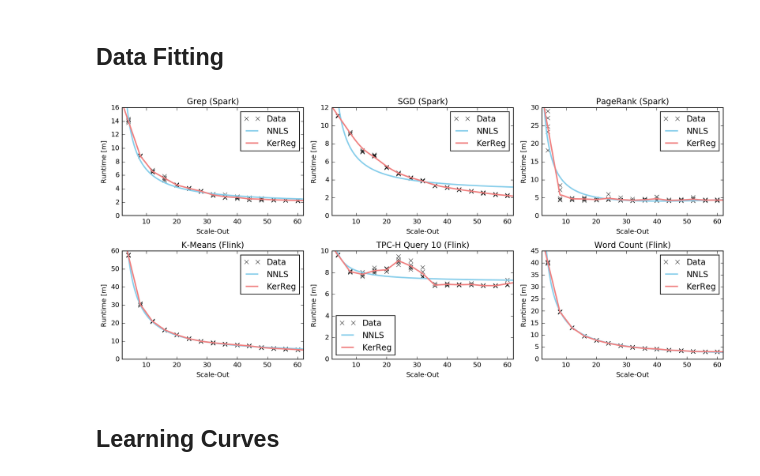
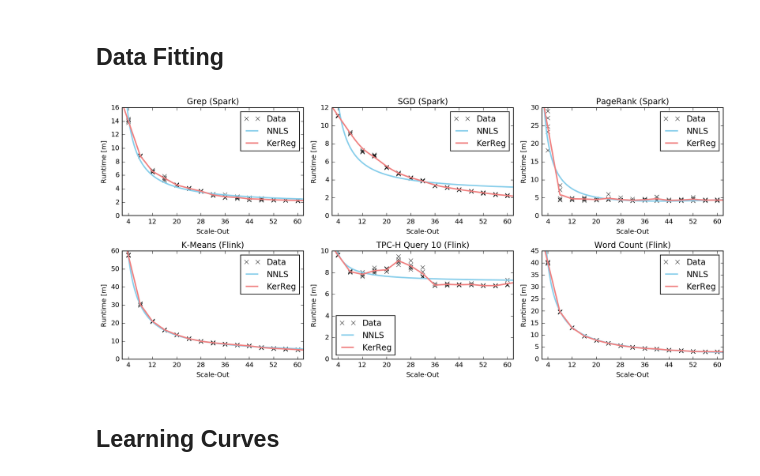
Before and after one commit to dos-group/runtime-prediction-experiments, a Jupyter notebook: analysis/runtime-prediction-analysis.ipynb, the cells around one changed output. Drawn from its saved outputs; the diff is of its cells as text; code cells hidden in the pictures.

```diff
--- a/analysis/runtime-prediction-analysis.ipynb
+++ b/analysis/runtime-prediction-analysis.ipynb
@@ -256,31 +256,32 @@ colors = ['skyblue', 'lightcoral']
 # %%
 # plot fitted models
 plt.figure(figsize=(13,6))
 
 for i, (fname, title) in enumerate(zip(fnames, titles)):
     fpath = os.path.join(dpath, fname)
     x, y = get_data(fpath)
 
     plt.subplot(2,3,i+1)
     plt.title(title)
     plt.plot(x, y, 'xk', label='Data')
     plt.xlim(2, 62)
     plt.ylim(ymin=0)
 
     xpred = np.linspace(2, 62, 500)
     for model, label, color in zip(models, labels, colors):
         model.fit(x, y)
         ypred = model.predict(xpred)
         plt.plot(xpred, ypred, label=label, lw=2., c=color)
         plt.xlabel('Scale-Out')
         plt.ylabel('Runtime [m]')
+        plt.xticks(np.arange(4, 61, 8))
     plt.legend(loc='best')
 
 plt.tight_layout()
 plt.savefig('figures/predictions.pdf')
 plt.show()
 # %% [output]
-[figure, old version]
+[figure, new version]
 # %% [markdown]
 ## Learning Curves
 # %%
```
Also changed, not shown: parts of 2 cells of this notebook, 3 other files.
